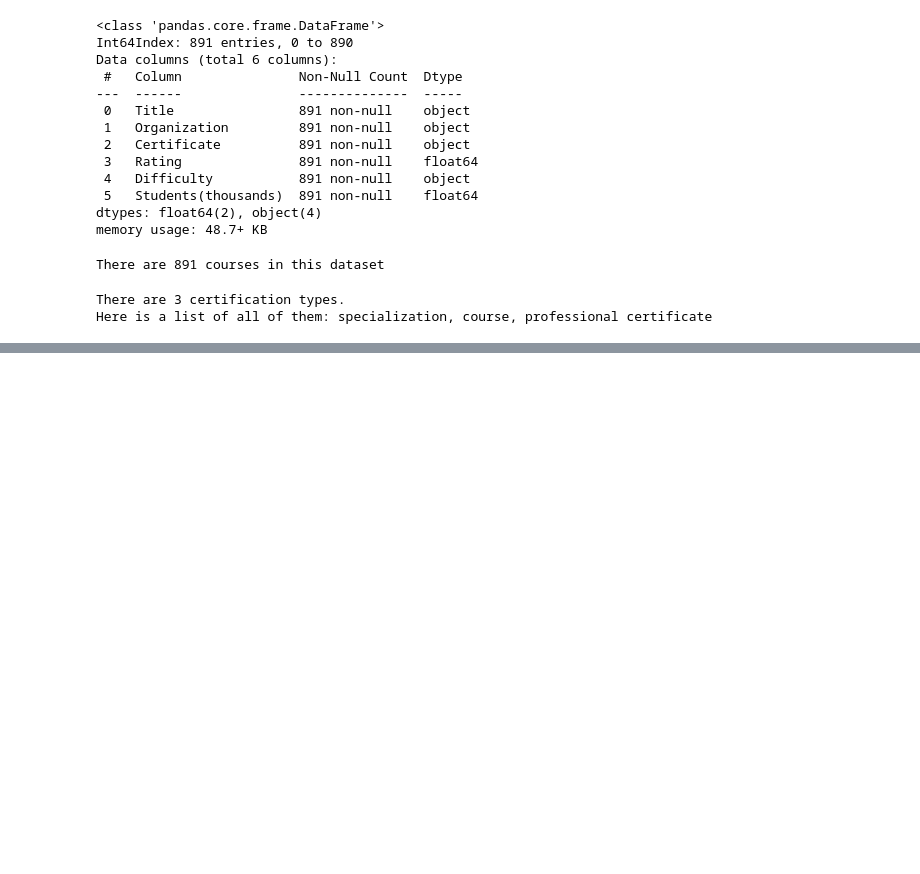
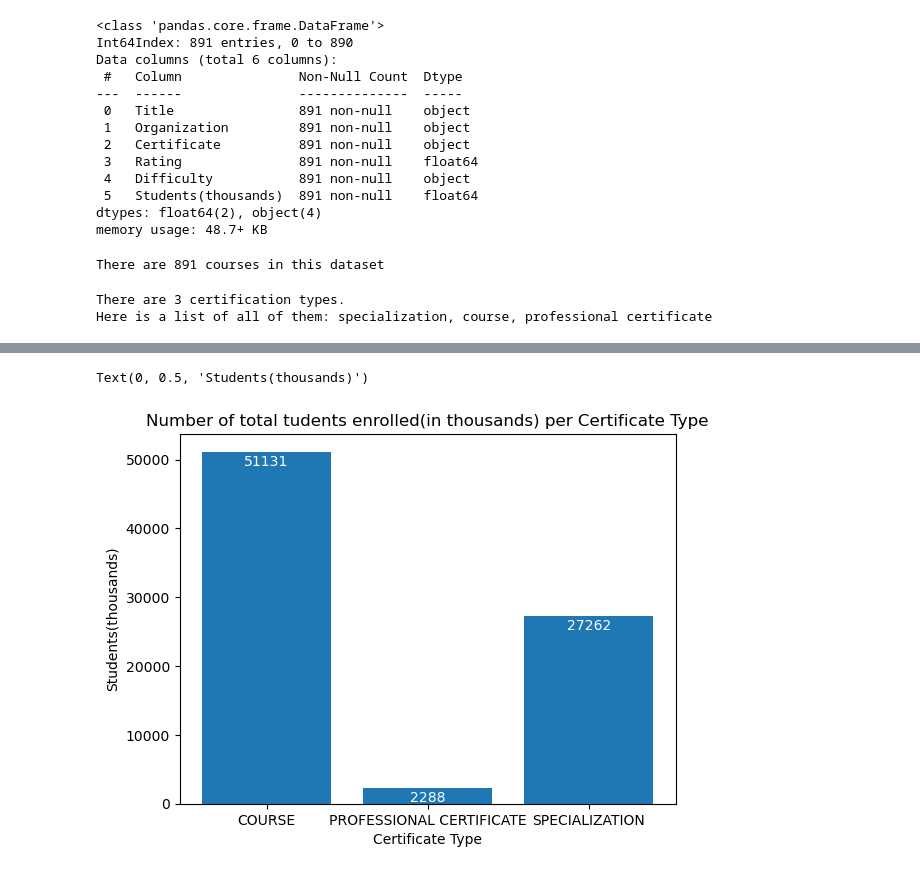
Before and after one commit to SofiiaGryn/Data-Visualization-using-Coursera-Dataset, a Jupyter notebook: Sprint 4 project.ipynb, the cells around one changed output, grey strips where cells are left out. Cells and saved outputs as stored; diff of their text form; code cells hidden in the pictures; blank space fills up the shorter version.

```diff
--- a/Sprint 4 project.ipynb
+++ b/Sprint 4 project.ipynb
@@ -232,0 +245,11 @@ Here is a list of all of them: specialization, course, professional certificate
+# %%
+grouped = df.groupby('Certificate')['Students(thousands)'].sum()
+bars = plt.bar(grouped.index, grouped.values)
+for i, v in enumerate(grouped.values):
+    plt.text(i, v - 2000, str(int(v)), ha='center', fontsize=10, color = "white")
+plt.title("Number of total tudents enrolled(in thousands) per Certificate Type")
+plt.xlabel("Certificate Type")
+plt.ylabel("Students(thousands)")
+# %% [output]
+Text(0, 0.5, 'Students(thousands)')
+[figure, added]
```
Also changed, not shown: parts of 33 cells of this notebook.
